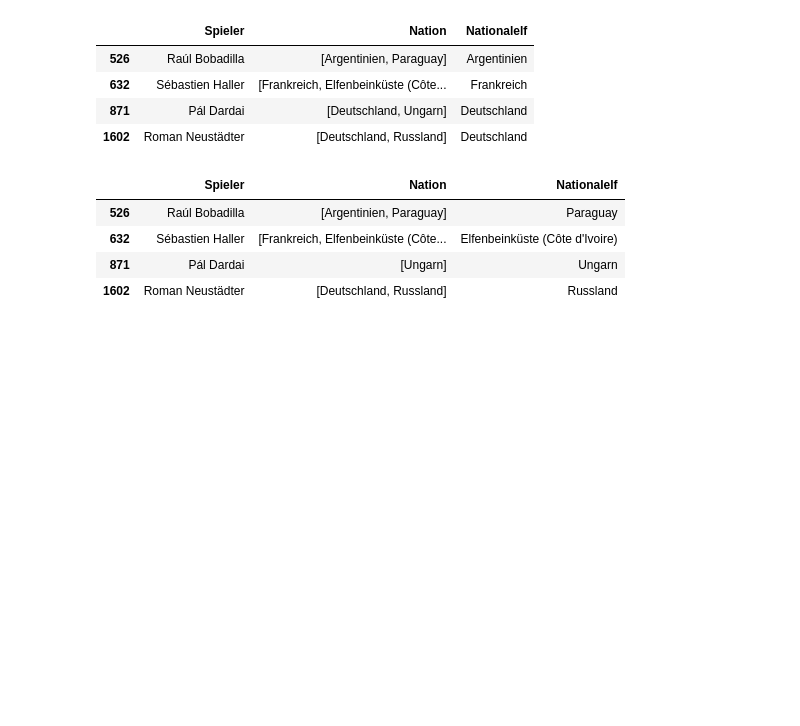
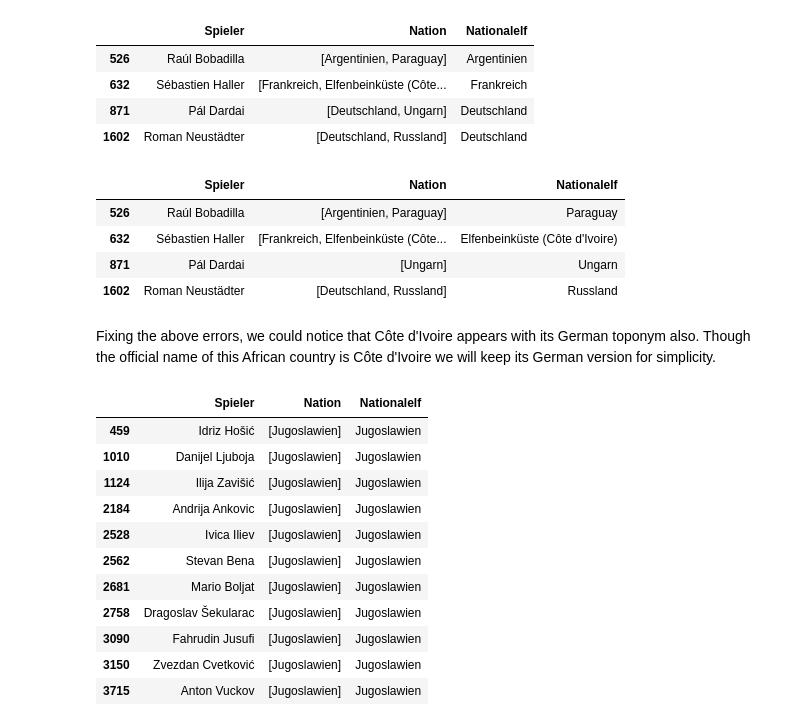
Before and after one commit to LuisGiraldo86/BuLi_scorers, a Jupyter notebook: buli_scorers/exploringSpielerData.ipynb, the cells around one changed output. Cells and saved outputs as stored; diff of their text form; code cells hidden in the pictures; blank space fills up the shorter version.

```diff
--- a/buli_scorers/exploringSpielerData.ipynb
+++ b/buli_scorers/exploringSpielerData.ipynb
@@ -207,3 +188,25 @@ df_spielers[mask_wrongs]
 | 632 | Sébastien Haller | [Frankreich, Elfenbeinküste (Côte... | Elfenbeinküste (Côte d'Ivoire) |
 | 871 | Pál Dardai | [Ungarn] | Ungarn |
 | 1602 | Roman Neustädter | [Deutschland, Russland] | Russland |
+# %% [markdown]
+Fixing the above errors, we could notice that Côte d'Ivoire appears with its German toponym also. Though the official name of this African country is Côte d'Ivoire we will keep its German version for simplicity.
+# %%
+df_spielers['Nationalelf'] = df_spielers['Nationalelf'].apply(
+    lambda x: x.split()[0] if 'Elfen' in x else x
+)
+# %%
+mask_jugoslawien = df_spielers['Nationalelf'] == 'Jugoslawien'
+df_spielers[mask_jugoslawien]
+# %% [output]
+|  | Spieler | Nation | Nationalelf |
+| 459 | Idriz Hošić | [Jugoslawien] | Jugoslawien |
+| 1010 | Danijel Ljuboja | [Jugoslawien] | Jugoslawien |
+| 1124 | Ilija Zavišić | [Jugoslawien] | Jugoslawien |
+| 2184 | Andrija Ankovic | [Jugoslawien] | Jugoslawien |
+| 2528 | Ivica Iliev | [Jugoslawien] | Jugoslawien |
+| 2562 | Stevan Bena | [Jugoslawien] | Jugoslawien |
+| 2681 | Mario Boljat | [Jugoslawien] | Jugoslawien |
+| 2758 | Dragoslav Šekularac | [Jugoslawien] | Jugoslawien |
+| 3090 | Fahrudin Jusufi | [Jugoslawien] | Jugoslawien |
+| 3150 | Zvezdan Cvetković | [Jugoslawien] | Jugoslawien |
+| 3715 | Anton Vuckov | [Jugoslawien] | Jugoslawien |
```
Also changed, not shown: parts of 4 cells of this notebook.
